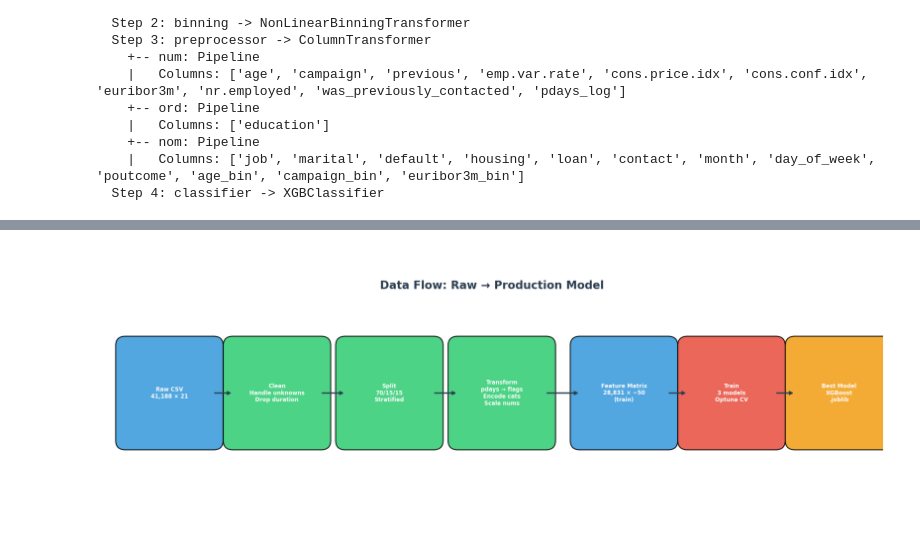
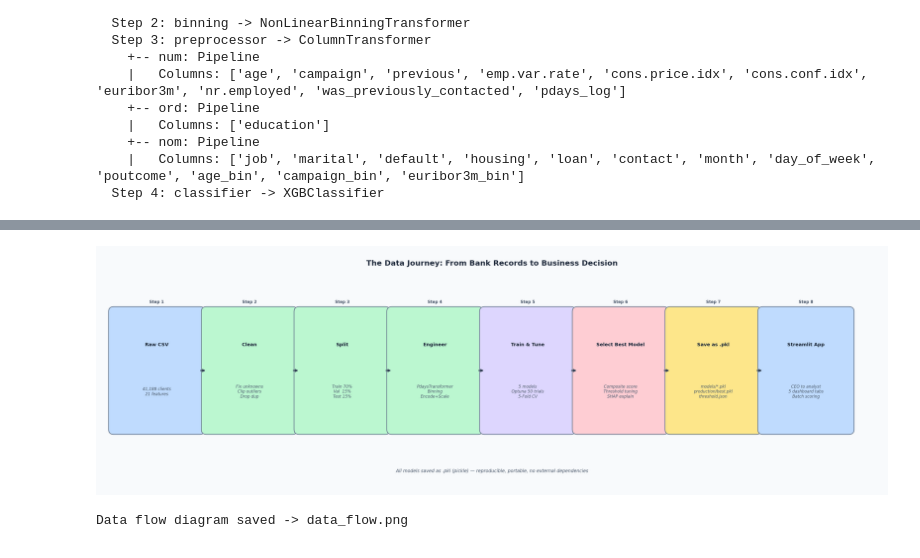
Before and after one commit to ashutosh-ranjan2611/DSI-Cohort8-ML-2, a Jupyter notebook: experiments/05_pipeline_visualization.ipynb, the cells around one changed output, grey strips where cells are left out. Drawn from its saved outputs; the diff is of its cells as text; code cells hidden in the pictures.

```diff
--- a/experiments/05_pipeline_visualization.ipynb
+++ b/experiments/05_pipeline_visualization.ipynb
@@ -187,34 +313,65 @@ Architecture diagram saved
 # %%
-# === CELL 4: Data Flow Diagram ===
-fig, ax = plt.subplots(figsize=(16, 6))
-ax.set_xlim(0, 16)
-ax.set_ylim(0, 6)
+# === CELL 4: Data & Decision Flow — The Journey from Raw Data to a Decision ===
+fig, ax = plt.subplots(figsize=(22, 7))
+ax.set_xlim(0, 22)
+ax.set_ylim(0, 7)
 ax.axis("off")
+fig.patch.set_facecolor("#F8FAFC")
+ax.set_facecolor("#F8FAFC")
 
 steps = [
-    ("Raw CSV\n41,188 × 21", 0.5, colors["data"]),
-    ("Clean\nHandle unknowns\nDrop duration", 2.7, colors["process"]),
-    ("Split\n70/15/15\nStratified", 5.0, colors["process"]),
-    ("Transform\npdays → flags\nEncode cats\nScale nums", 7.3, colors["process"]),
-    ("Feature Matrix\n28,831 × ~50\n(train)", 9.8, colors["data"]),
-    ("Train\n3 models\nOptuna CV", 12.0, colors["model"]),
-    ("Best Model\nXGBoost\n.joblib", 14.2, colors["output"]),
+    # (title, subtitle, color, x_start)
+    ("Raw CSV",           "41,188 clients\n21 features",           C["data"],    0.4),
+    ("Clean",             "Fix unknowns\nClip outliers\nDrop dup", C["process"], 3.0),
+    ("Split",             "Train 70%\nVal  15%\nTest 15%",         C["process"], 5.6),
+    ("Engineer",          "PdaysTransformer\nBinning\nEncode+Scale",C["process"], 8.2),
+    ("Train & Tune",      "5 models\nOptuna 50 trials\n5-Fold CV", C["model"],   10.8),
+    ("Select Best Model", "Composite score\nThreshold tuning\nSHAP explain", C["select"], 13.4),
+    ("Save as .pkl",      "models/*.pkl\nproduction/best.pkl\nthreshold.json", C["output"], 16.0),
+    ("Streamlit App",     "CEO to analyst\n5 dashboard tabs\nBatch scoring",   C["data"],   18.6),
 ]
 
-for text, x, color in steps:
-    draw_box(ax, x, 2, 1.8, 2, text, color, fontsize=8)
+box_w = 2.4
+box_h = 3.4
+box_y = 1.8
 
+for title, sub, color, x in steps:
+    r = mpatches.FancyBboxPatch(
+        (x, box_y), box_w, box_h,
+        boxstyle="round,pad=0.15",
+        facecolor=color, edgecolor=C["border"], linewidth=1.4, zorder=3
+    )
+    ax.add_patch(r)
+    ax.text(x + box_w / 2, box_y + box_h * 0.72, title,
+            ha="center", va="center", fontsize=9.5, fontweight="bold",
+            color=C["title"], zorder=4)
+    ax.text(x + box_w / 2, box_y + box_h * 0.32, sub,
+            ha="center", va="center", fontsize=8, color=C["subtitle"],
+            style="italic", zorder=4)
+
+# Arrows between boxes
 for i in range(len(steps) - 1):
-    x1 = steps[i][1] + 1.8
-    x2 = steps[i+1][1]
-    draw_arrow(ax, x1, 3, x2, 3)
+    x1 = steps[i][3] + box_w
+    x2 = steps[i + 1][3]
+    ym = box_y + box_h / 2
+    ax.annotate("", xy=(x2, ym), xytext=(x1, ym),
+                arrowprops=dict(arrowstyle="-|>", color=C["arrow"], lw=2.0), zorder=5)
 
-ax.text(8, 5.2, "Data Flow: Raw → Production Model",
-        ha="center", fontsize=16, fontweight="bold", color="#2c3e50")
+# Step numbers above boxes
+for i, (title, sub, color, x) in enumerate(steps):
+    ax.text(x + box_w / 2, box_y + box_h + 0.25, f"Step {i+1}",
+            ha="center", fontsize=8, color=C["subtitle"], fontweight="bold")
+
+ax.text(11, 6.6, "The Data Journey: From Bank Records to Business Decision",
+        ha="center", va="center", fontsize=15, fontweight="bold", color=C["title"])
+ax.text(11, 0.55, "All models saved as .pkl (pickle) — reproducible, portable, no external dependencies",
+        ha="center", fontsize=9, color=C["subtitle"], style="italic")
 
 plt.tight_layout()
 plt.savefig(FIGURES_DIR / "data_flow.png", bbox_inches="tight", dpi=150)
 plt.show()
+print("Data flow diagram saved -> data_flow.png")
 # %% [output]
-[figure, old version]
+[figure, new version]
+Data flow diagram saved -> data_flow.png
 # %%
```
Also changed, not shown: parts of 8 cells of this notebook, 18 other files.
